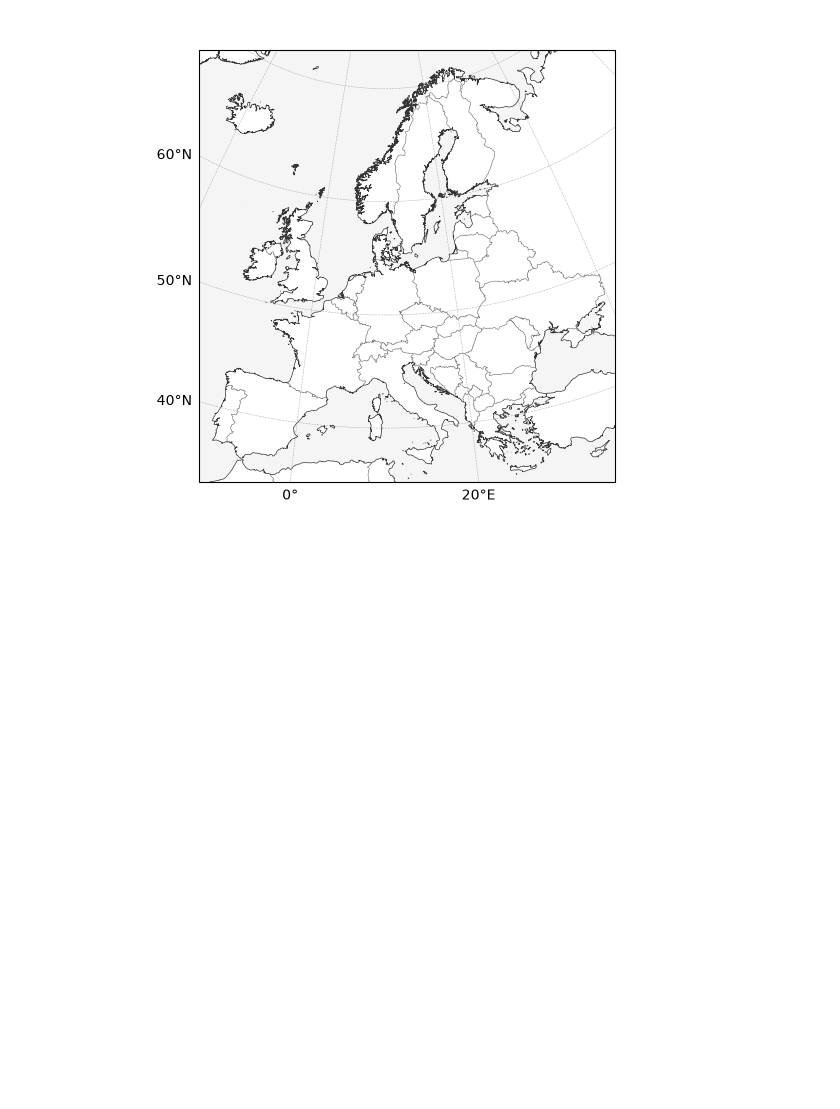
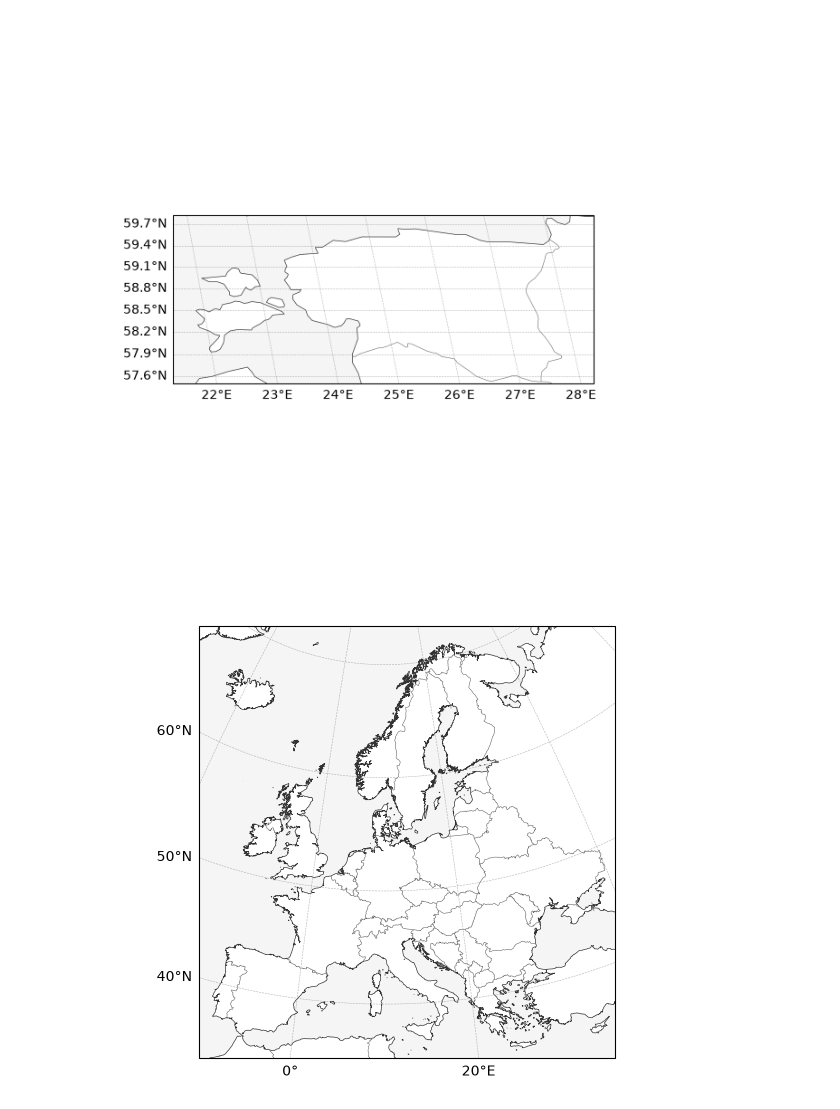
Before and after one commit to kmch/ploTea, a Jupyter notebook: notebooks/plotea.ipynb, the cells around one changed output. Drawn from its saved outputs; the diff is of its cells as text; code cells hidden in the pictures; blank space fills up the shorter version.

```diff
--- a/notebooks/plotea.ipynb
+++ b/notebooks/plotea.ipynb
@@ -9,3 +13,8 @@ fig, ax = bm.plot()
+# %%
+bm = BaseMap(bbox='ee', crs=None)
+fig, ax = bm.plot(figsize=(6, 6))
+# %% [output]
+[figure, added]
 # %%
 from plotea.maps.utils import *
 from plotea.maps.carto import draw_basemap, new_axes
```
Also changed, not shown: parts of 1 cell of this notebook, 11 other files.
